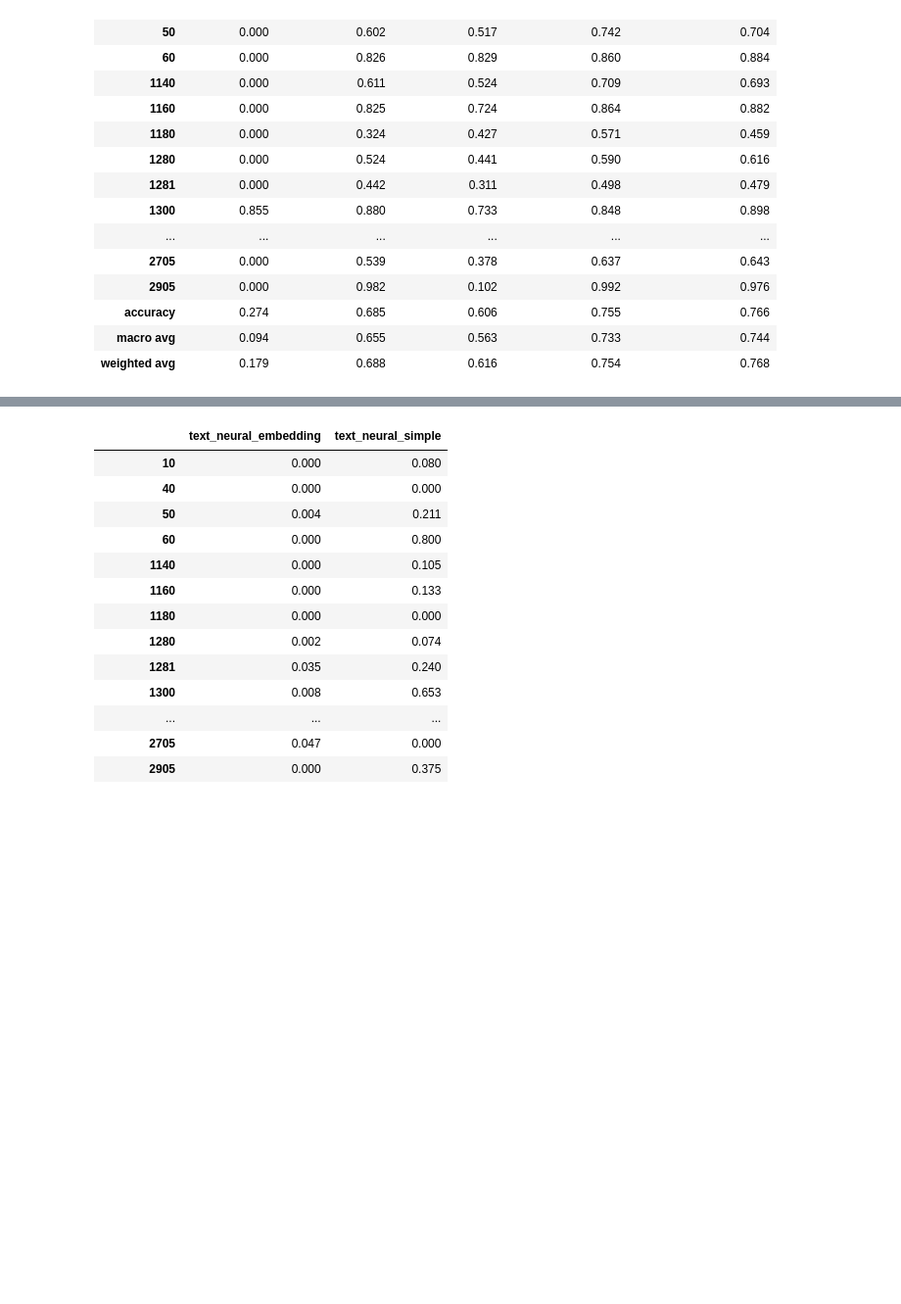
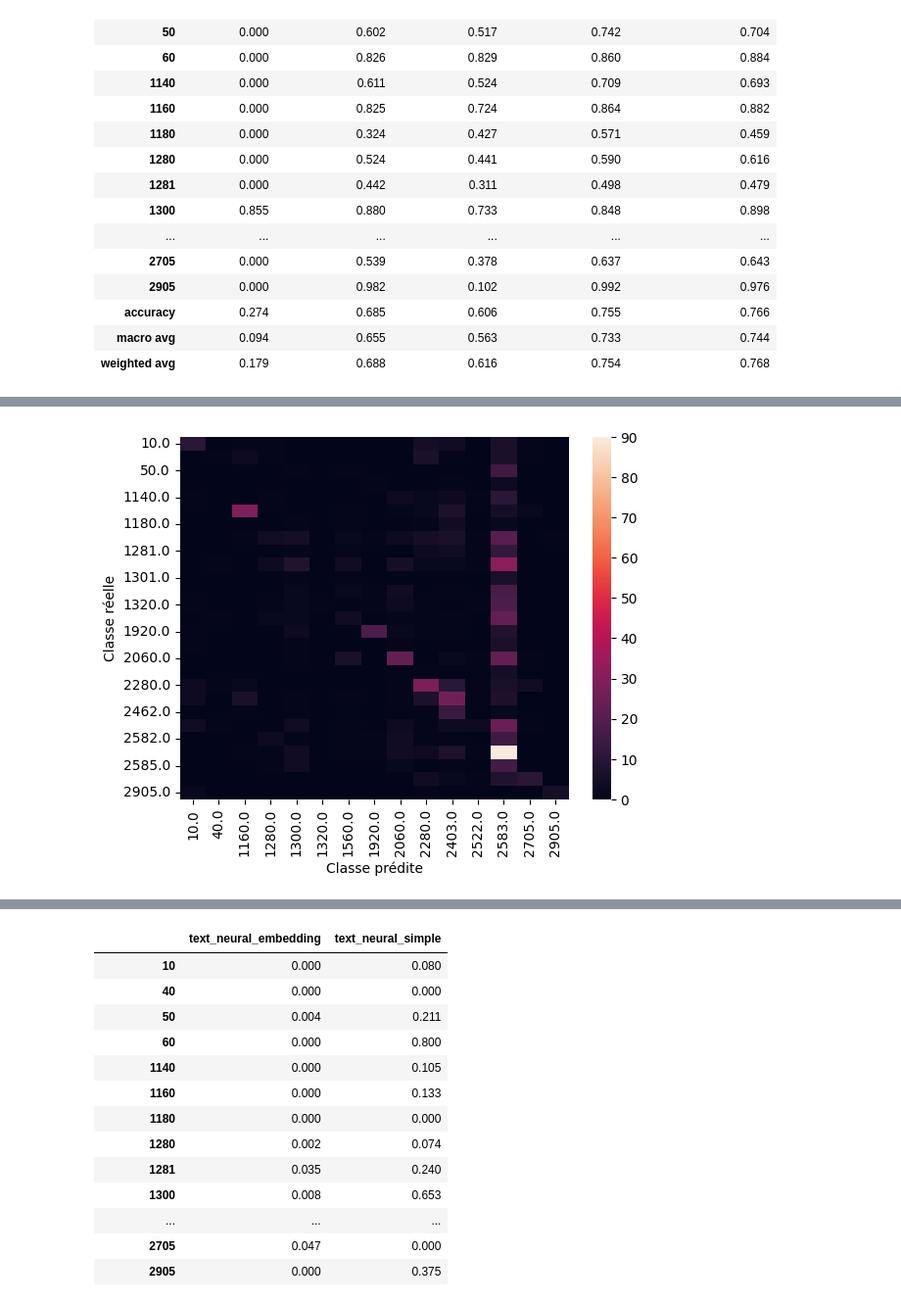
Before and after one commit to data-modelisation/rakuten, a Jupyter notebook: notebooks/final_report.ipynb, the cells around one changed output, grey strips where cells are left out. Shown at 98% size. Drawn from its saved outputs; the diff is of its cells as text; code cells hidden in the pictures; blank space fills up the shorter version.

```diff
--- a/notebooks/final_report.ipynb
+++ b/notebooks/final_report.ipynb
@@ -268 +281,6 @@ df.style.pipe(make_pretty)
+# %%
+from IPython.display import Image
+Image(filename="images/SVCHeatmap.png")
+# %% [output]
+[figure, added]
 # %% [markdown]
```
Also changed, not shown: parts of 5 cells of this notebook.
